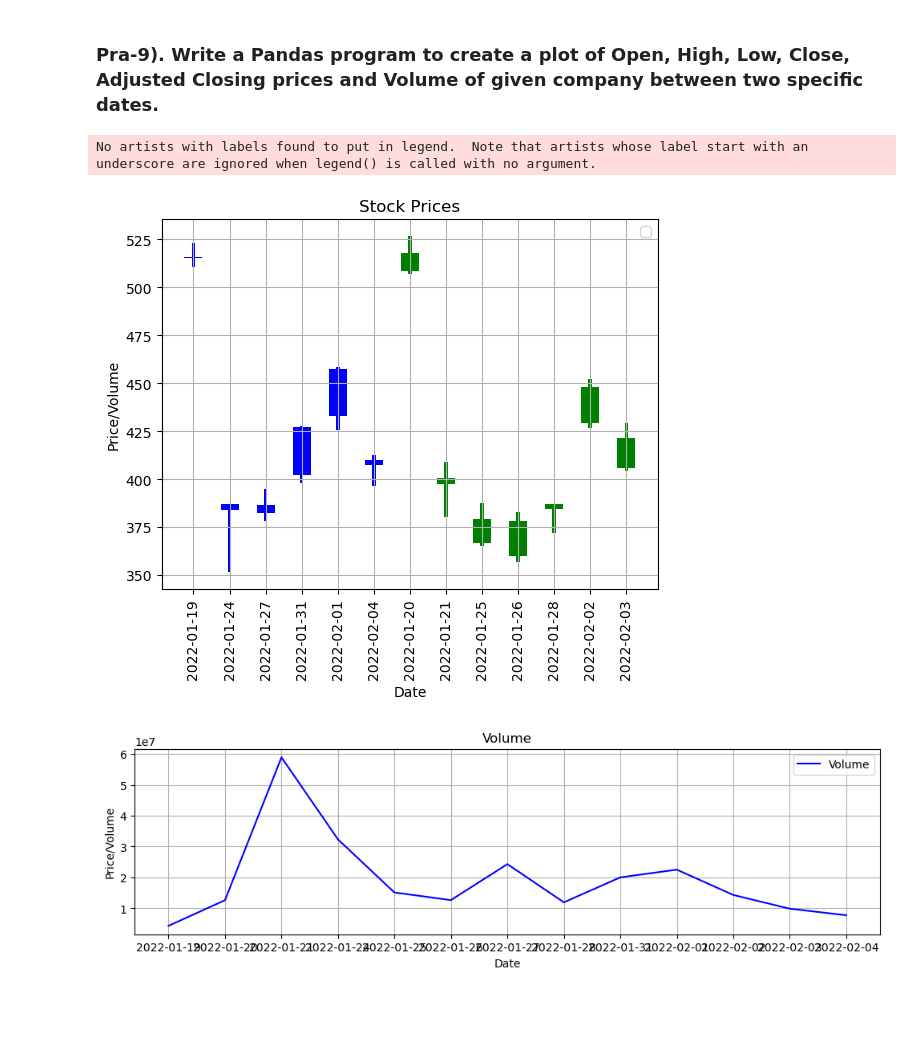
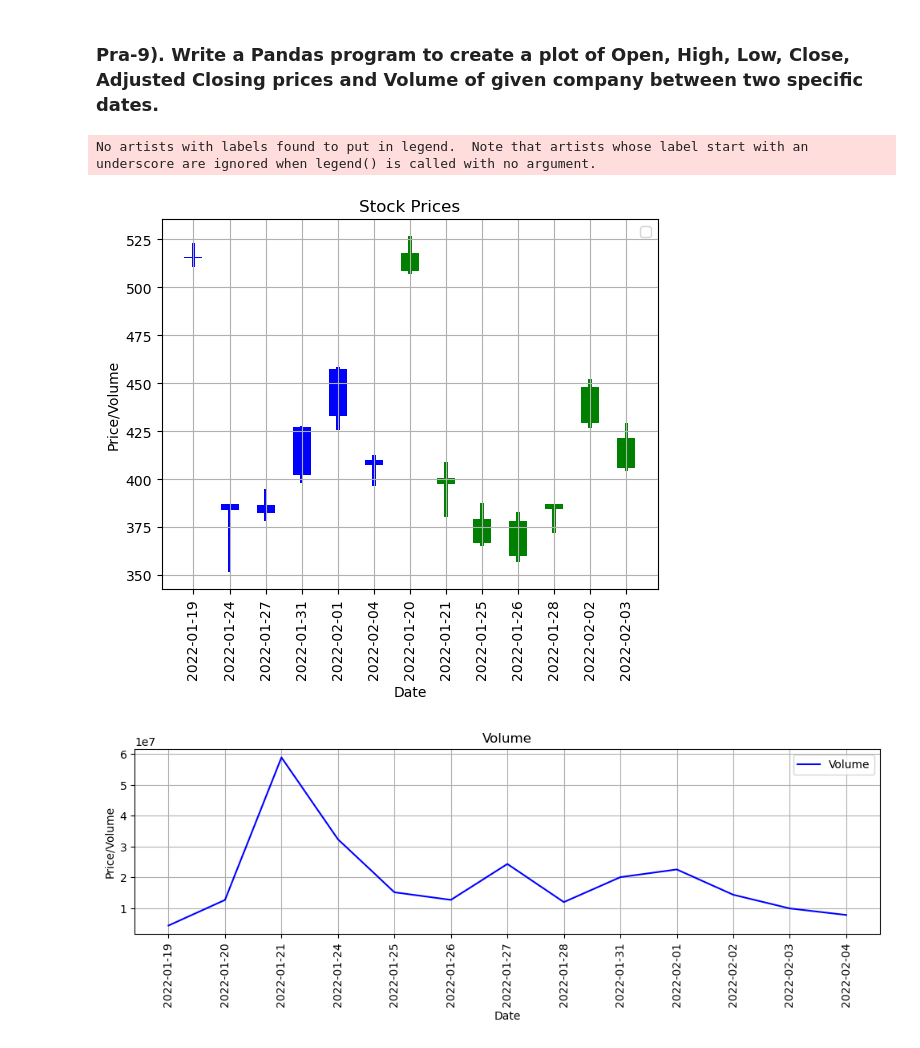
Before and after one commit to MihirModhwadiya/machine-learning, a Jupyter notebook: Pra-9.ipynb, the cells around one changed output. Saved outputs shown, nothing was run; the diff lists cells and outputs as text; code cells hidden in the pictures; blank space fills up the shorter version.

```diff
--- a/Pra-9.ipynb
+++ b/Pra-9.ipynb
@@ -25,31 +25,32 @@ width = .5
 width2 = .1
 
 plt.bar(up.index, up.Close-up.Open, width, bottom=up.Open, color=col1)
 plt.bar(up.index, up.High-up.Close, width2, bottom=up.Close, color=col1)
 plt.bar(up.index, up.Low-up.Open, width2, bottom=up.Open, color=col1)
 
 plt.bar(down.index, down.Close-down.Open, width, bottom=down.Open, color=col2)
 plt.bar(down.index, down.High-down.Open, width2, bottom=down.Open, color=col2)
 plt.bar(down.index, down.Low-down.Close, width2, bottom=down.Close, color=col2)
 
 plt.xticks(rotation='vertical')
 plt.title('Stock Prices')
 plt.xlabel('Date')
 plt.ylabel('Price/Volume')
 plt.grid(True)
 plt.legend()
 plt.show()
 
 plt.figure(figsize=(12, 3))
 plt.plot(df.index, df.Volume, label='Volume', color='blue')
 
+plt.xticks(rotation='vertical')
 plt.title('Volume')
 plt.xlabel('Date')
 plt.ylabel('Price/Volume')
 plt.grid(True)
 plt.legend()
 plt.show()
 # %% [output]
 No artists with labels found to put in legend.  Note that artists whose label start with an underscore are ignored when legend() is called with no argument.
 [figure]
-[figure, old version]
+[figure, new version]
```
Also changed, not shown: 1 other file.
